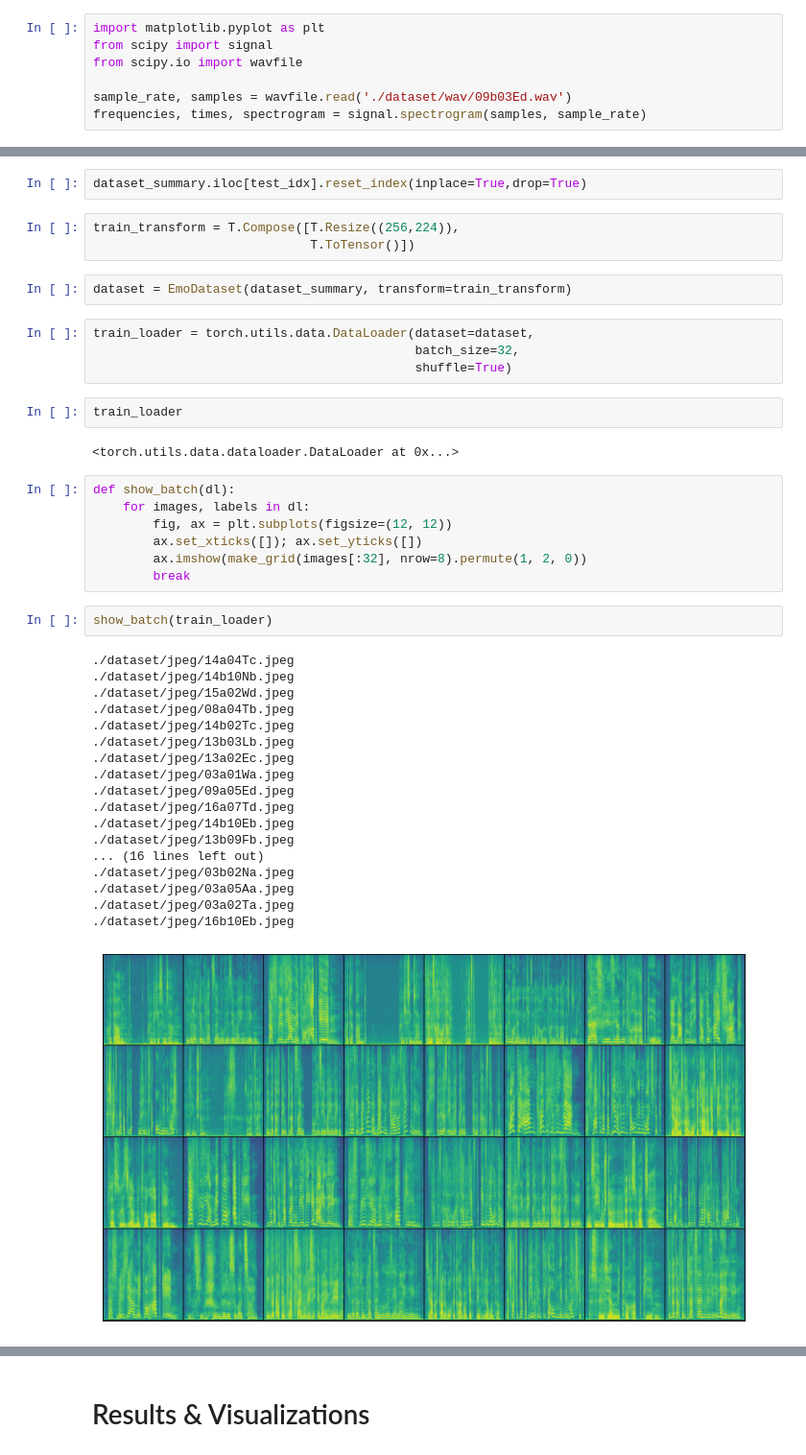
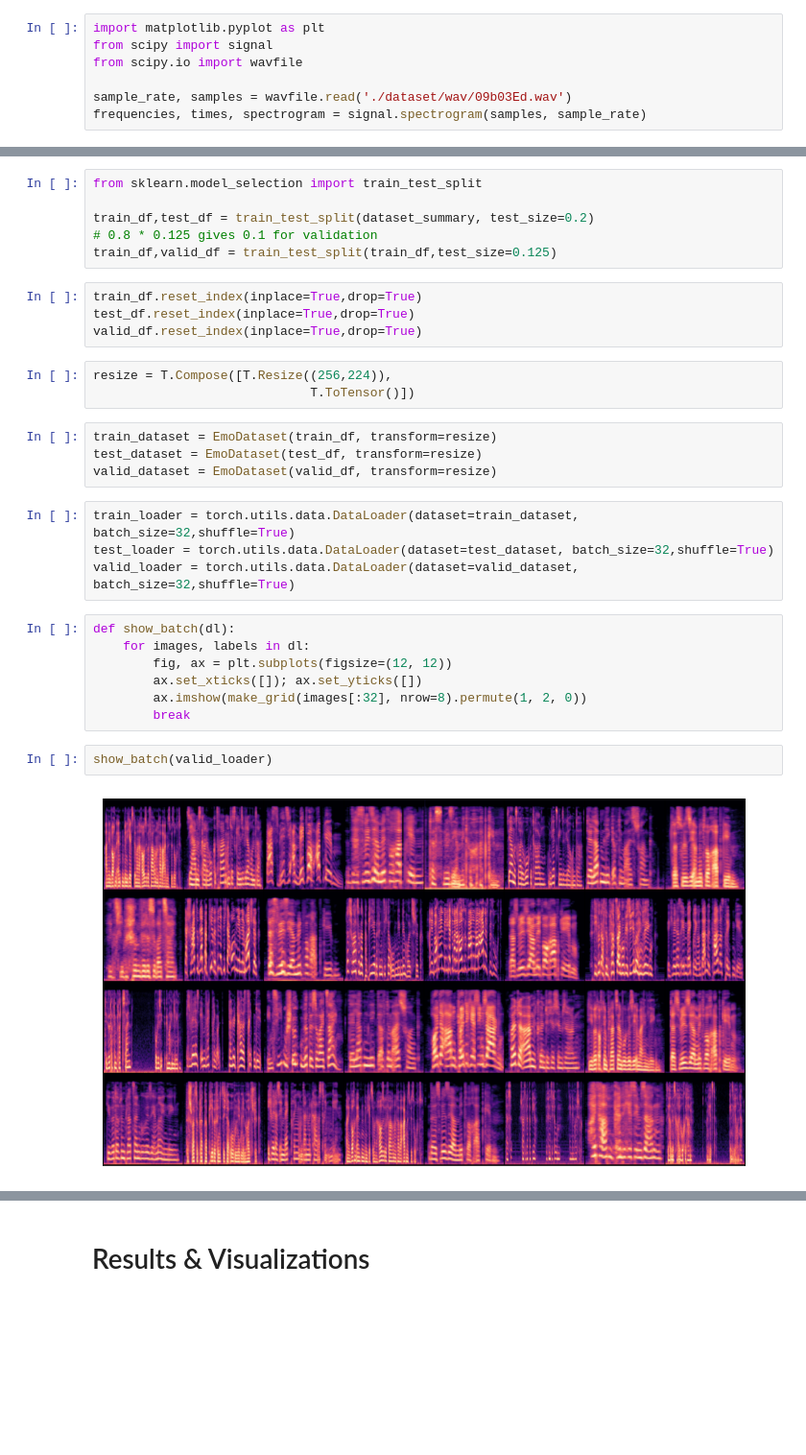
Before and after one commit to szymonrucinski/good-mood, a Jupyter notebook: Report_SER.ipynb, the cells around one changed output, grey strips where cells are left out. Shown: that part at 96% size. Drawn from its saved outputs; the diff is of its cells as text; blank space fills up the shorter version.

```diff
--- a/Report_SER.ipynb
+++ b/Report_SER.ipynb
@@ -221,18 +285,24 @@ dataset[1]
-# %%
-dataset_summary.iloc[test_idx].reset_index(inplace=True,drop=True)
+# %%
+from sklearn.model_selection import train_test_split
+
+train_df,test_df = train_test_split(dataset_summary, test_size=0.2)
+# 0.8 * 0.125 gives 0.1 for validation
+train_df,valid_df = train_test_split(train_df,test_size=0.125)
+# %%
+train_df.reset_index(inplace=True,drop=True)
+test_df.reset_index(inplace=True,drop=True)
+valid_df.reset_index(inplace=True,drop=True)
 # %%
-train_transform = T.Compose([T.Resize((256,224)),
+resize = T.Compose([T.Resize((256,224)),
                              T.ToTensor()])
-# %%
-dataset = EmoDataset(dataset_summary, transform=train_transform)
+# %%
+train_dataset = EmoDataset(train_df, transform=resize)
+test_dataset = EmoDataset(test_df, transform=resize)
+valid_dataset = EmoDataset(valid_df, transform=resize)
 # %%
-train_loader = torch.utils.data.DataLoader(dataset=dataset,
-                                           batch_size=32,
-                                           shuffle=True)
+train_loader = torch.utils.data.DataLoader(dataset=train_dataset, batch_size=32,shuffle=True)
+test_loader = torch.utils.data.DataLoader(dataset=test_dataset, batch_size=32,shuffle=True)
+valid_loader = torch.utils.data.DataLoader(dataset=valid_dataset, batch_size=32,shuffle=True)
-# %%
-train_loader
-# %% [output]
-<torch.utils.data.dataloader.DataLoader at 0x...>
 # %%
 def show_batch(dl):
     for images, labels in dl:
@@ -241,26 +311,9 @@ def show_batch(dl):
         ax.imshow(make_grid(images[:32], nrow=8).permute(1, 2, 0))
         break
 # %%
-show_batch(train_loader)
+show_batch(valid_loader)
 # %% [output]
-./dataset/jpeg/14a04Tc.jpeg
-./dataset/jpeg/14b10Nb.jpeg
-./dataset/jpeg/15a02Wd.jpeg
-./dataset/jpeg/08a04Tb.jpeg
-./dataset/jpeg/14b02Tc.jpeg
-./dataset/jpeg/13b03Lb.jpeg
-./dataset/jpeg/13a02Ec.jpeg
-./dataset/jpeg/03a01Wa.jpeg
-./dataset/jpeg/09a05Ed.jpeg
-./dataset/jpeg/16a07Td.jpeg
-./dataset/jpeg/14b10Eb.jpeg
-./dataset/jpeg/13b09Fb.jpeg
-... (16 lines left out)
-./dataset/jpeg/03b02Na.jpeg
-./dataset/jpeg/03a05Aa.jpeg
-./dataset/jpeg/03a02Ta.jpeg
-./dataset/jpeg/16b10Eb.jpeg
-[figure, old version]
+[figure, new version]
 # %%
 # sample execution (requires torchvision)
 from PIL import Image
```
Also changed, not shown: parts of 34 cells of this notebook, 1 other file.
